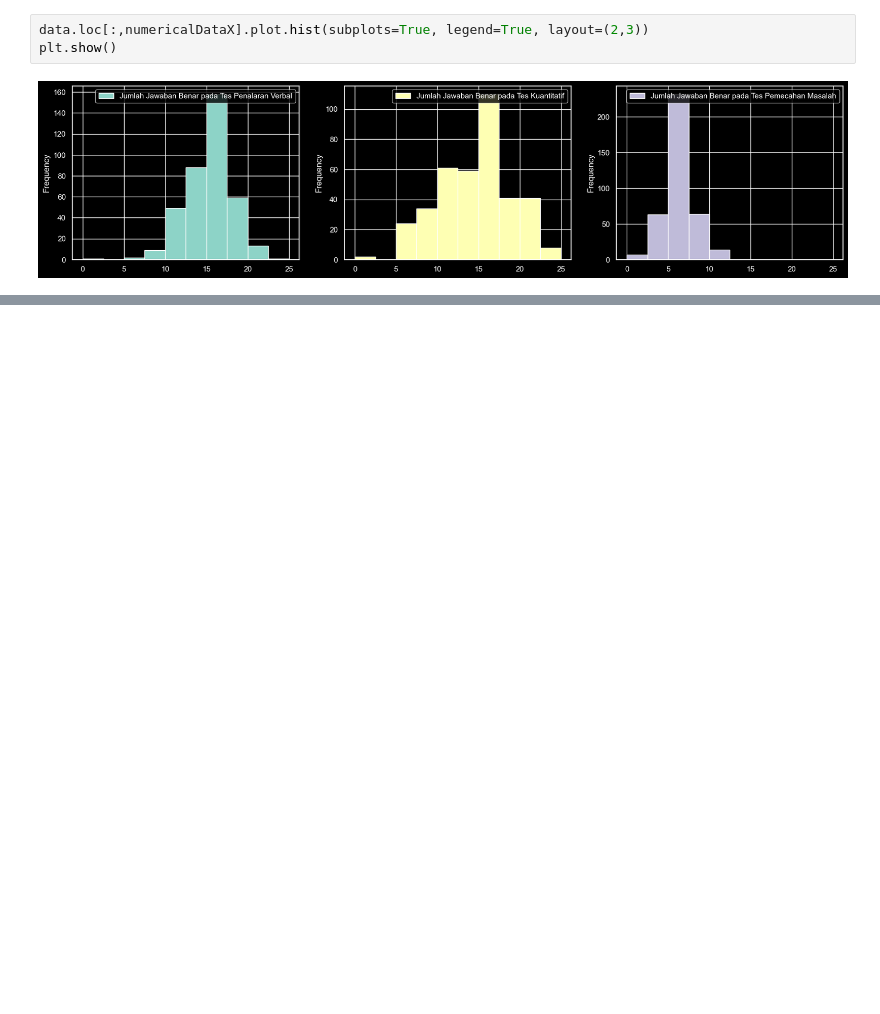
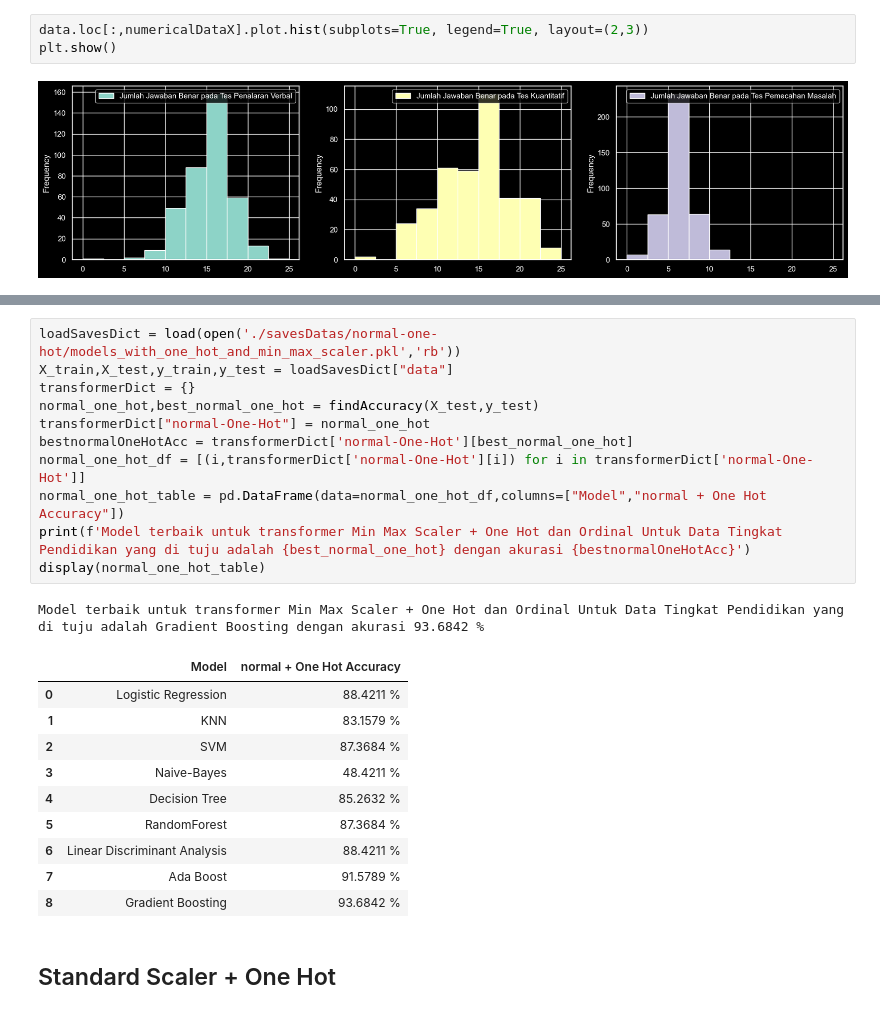
Before and after one commit to StefannusChristian/Data-Processing-and-Engineering, a Jupyter notebook: transformasi-lanjut/IBDA3111_StefannusChristian_202000138_TransformasiLanjut.ipynb, the cells around one changed output, grey strips where cells are left out. Cells and saved outputs as stored; diff of their text form; blank space fills up the shorter version.

```diff
--- a/transformasi-lanjut/IBDA3111_StefannusChristian_202000138_TransformasiLanjut.ipynb
+++ b/transformasi-lanjut/IBDA3111_StefannusChristian_202000138_TransformasiLanjut.ipynb
@@ -437,0 +460,25 @@ robust_one_hot_table
+# %%
+loadSavesDict = load(open('./savesDatas/normal-one-hot/models_with_one_hot_and_min_max_scaler.pkl','rb'))
+X_train,X_test,y_train,y_test = loadSavesDict["data"]
+transformerDict = {}
+normal_one_hot,best_normal_one_hot = findAccuracy(X_test,y_test)
+transformerDict["normal-One-Hot"] = normal_one_hot
+bestnormalOneHotAcc = transformerDict['normal-One-Hot'][best_normal_one_hot]
+normal_one_hot_df = [(i,transformerDict['normal-One-Hot'][i]) for i in transformerDict['normal-One-Hot']]
+normal_one_hot_table = pd.DataFrame(data=normal_one_hot_df,columns=["Model","normal + One Hot Accuracy"])
+print(f'Model terbaik untuk transformer Min Max Scaler + One Hot dan Ordinal Untuk Data Tingkat Pendidikan yang di tuju adalah {best_normal_one_hot} dengan akurasi {bestnormalOneHotAcc}')
+display(normal_one_hot_table)
+# %% [output]
+Model terbaik untuk transformer Min Max Scaler + One Hot dan Ordinal Untuk Data Tingkat Pendidikan yang di tuju adalah Gradient Boosting dengan akurasi 93.6842 %
+|  | Model | normal + One Hot Accuracy |
+| 0 | Logistic Regression | 88.4211 % |
+| 1 | KNN | 83.1579 % |
+| 2 | SVM | 87.3684 % |
+| 3 | Naive-Bayes | 48.4211 % |
+| 4 | Decision Tree | 85.2632 % |
+| 5 | RandomForest | 87.3684 % |
+| 6 | Linear Discriminant Analysis | 88.4211 % |
+| 7 | Ada Boost | 91.5789 % |
+| 8 | Gradient Boosting | 93.6842 % |
+# %% [markdown]
+## Standard Scaler + One Hot
```
Also changed, not shown: parts of 29 cells of this notebook, 9 other files.
